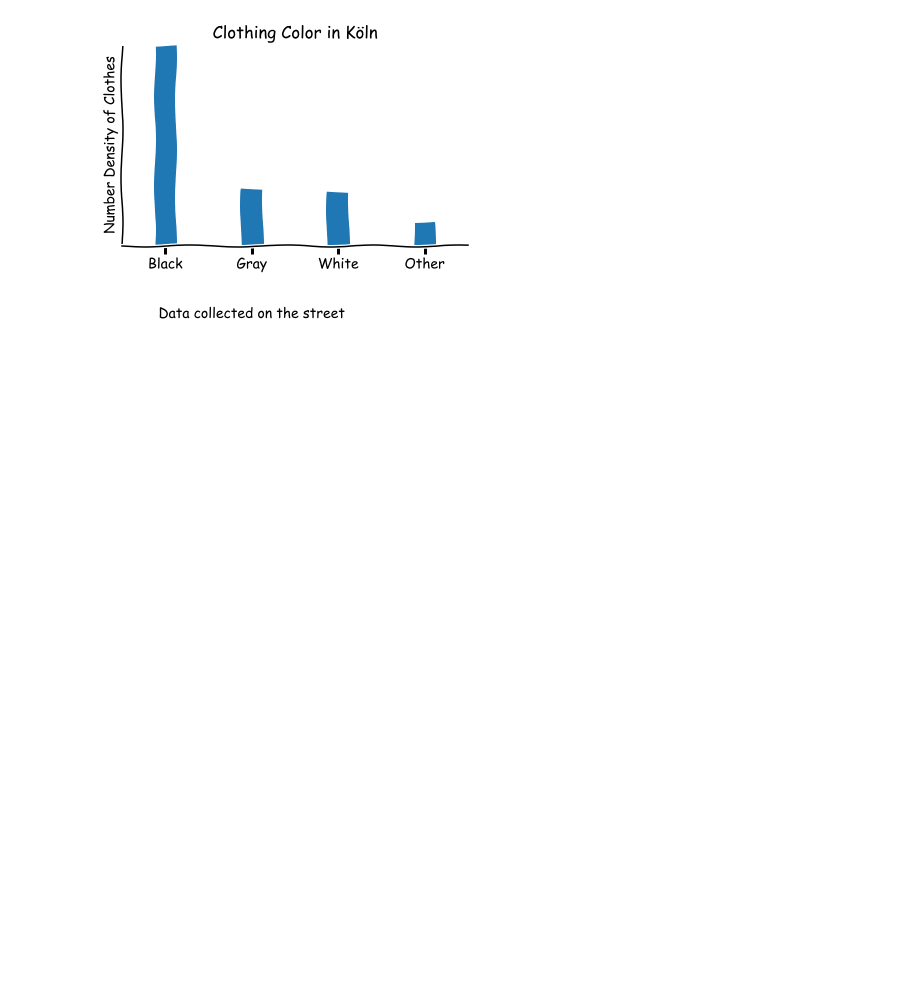
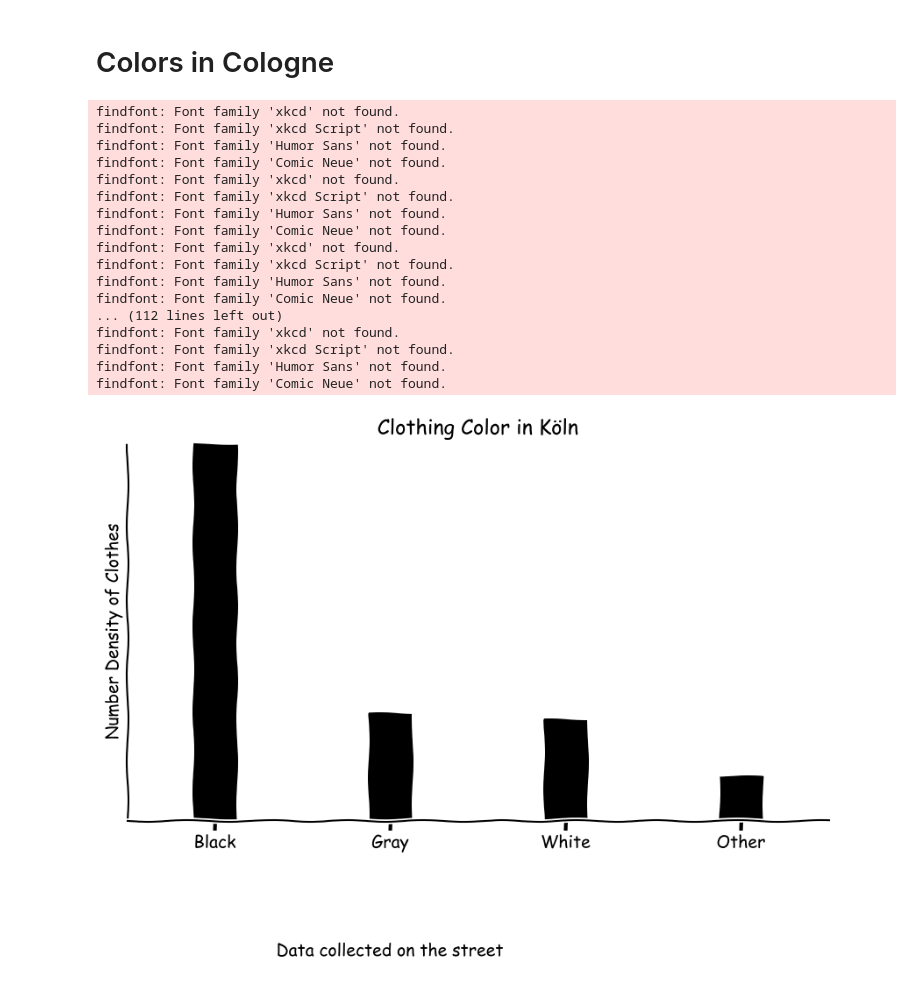
Before and after one commit to emptymalei/mini-lab, a Jupyter notebook: _sources/notebooks/fun/cologne-xkcd.ipynb, the cells around one changed output. Drawn from its saved outputs; the diff is of its cells as text; code cells hidden in the pictures; blank space fills up the shorter version.

```diff
--- a/_sources/notebooks/fun/cologne-xkcd.ipynb
+++ b/_sources/notebooks/fun/cologne-xkcd.ipynb
@@ -1,37 +1,53 @@
+# %% [markdown]
+# Colors in Cologne
 # %%
 import matplotlib.pyplot as plt
 # %%
 with plt.xkcd():
     # Based on "The Data So Far" from XKCD by Randall Monroe
     # http://xkcd.com/373/
 
-    fig = plt.figure()
+    fig = plt.figure(figsize=(10, 6.18))
     ax = fig.add_axes((0.2, 0.2, 0.8, 0.7))
-    ax.bar([0, 1,2,3], [60, 17,16, 7], 0.25)
+    ax.bar([0, 1,2,3], [60, 17,16, 7], 0.25, color="k")
     ax.spines['right'].set_color('none')
     ax.spines['top'].set_color('none')
     ax.xaxis.set_ticks_position('bottom')
     ax.yaxis.set_ticks_position('left')
     ax.set_xticks([0, 1, 2, 3])
     ax.set_xlim([-0.5, 3.5])
     ax.set_ylim([0, 60])
     ax.set_xticklabels(['Black', 'Gray', 'White', 'Other'])
     ax.set_ylabel('Number Density of Clothes')
     plt.yticks([])
 
-
     plt.title("Clothing Color in Köln")
 
     fig.text(
         0.5, -0.05,
         'Data collected on the street',
         ha='center')
 
-    #ax.margin([0.5, 0.5, 0.5, 0.5])
-
 plt.show()
 # %% [output]
+findfont: Font family 'xkcd' not found.
+findfont: Font family 'xkcd Script' not found.
+findfont: Font family 'Humor Sans' not found.
+findfont: Font family 'Comic Neue' not found.
+findfont: Font family 'xkcd' not found.
+findfont: Font family 'xkcd Script' not found.
+findfont: Font family 'Humor Sans' not found.
+findfont: Font family 'Comic Neue' not found.
+findfont: Font family 'xkcd' not found.
+findfont: Font family 'xkcd Script' not found.
+findfont: Font family 'Humor Sans' not found.
+findfont: Font family 'Comic Neue' not found.
+... (112 lines left out)
+findfont: Font family 'xkcd' not found.
+findfont: Font family 'xkcd Script' not found.
+findfont: Font family 'Humor Sans' not found.
+findfont: Font family 'Comic Neue' not found.
-[figure, old version]
+[figure, new version]
 # %% [markdown]
 <a style='text-decoration:none;line-height:16px;display:flex;color:#5B5B62;padding:10px;justify-content:end;' href='https://deepnote.com?utm_source=created-in-deepnote-cell&projectId=c8a1762a-62b2-46cf-95c0-ea77984dacfd' target="_blank">
 <img alt='Created in deepnote.com' style='display:inline;max-height:16px;margin:0px;margin-right:7.5px;' src='embedded-picture-1' > </img>
```
Also changed, not shown: 11 other files.
